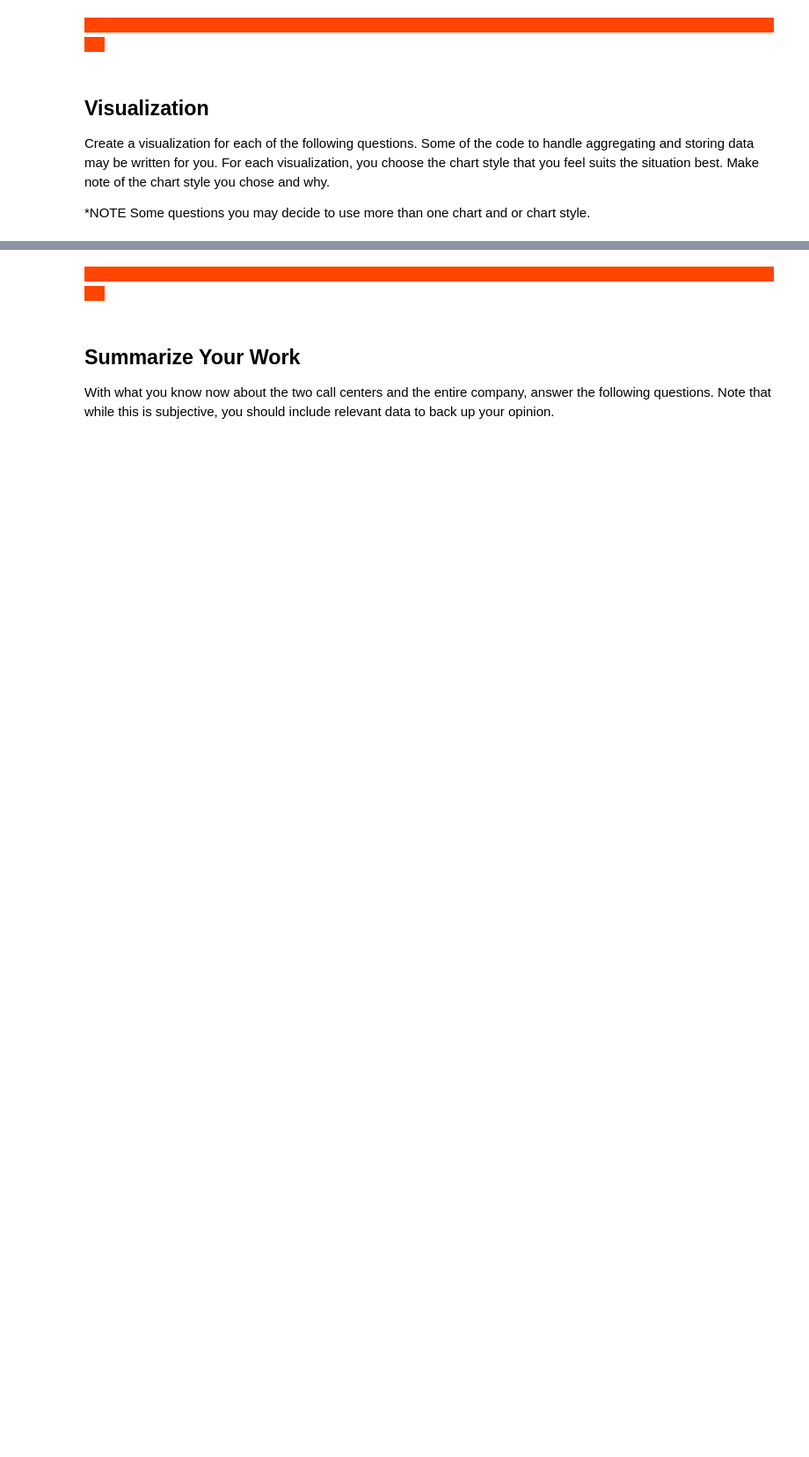
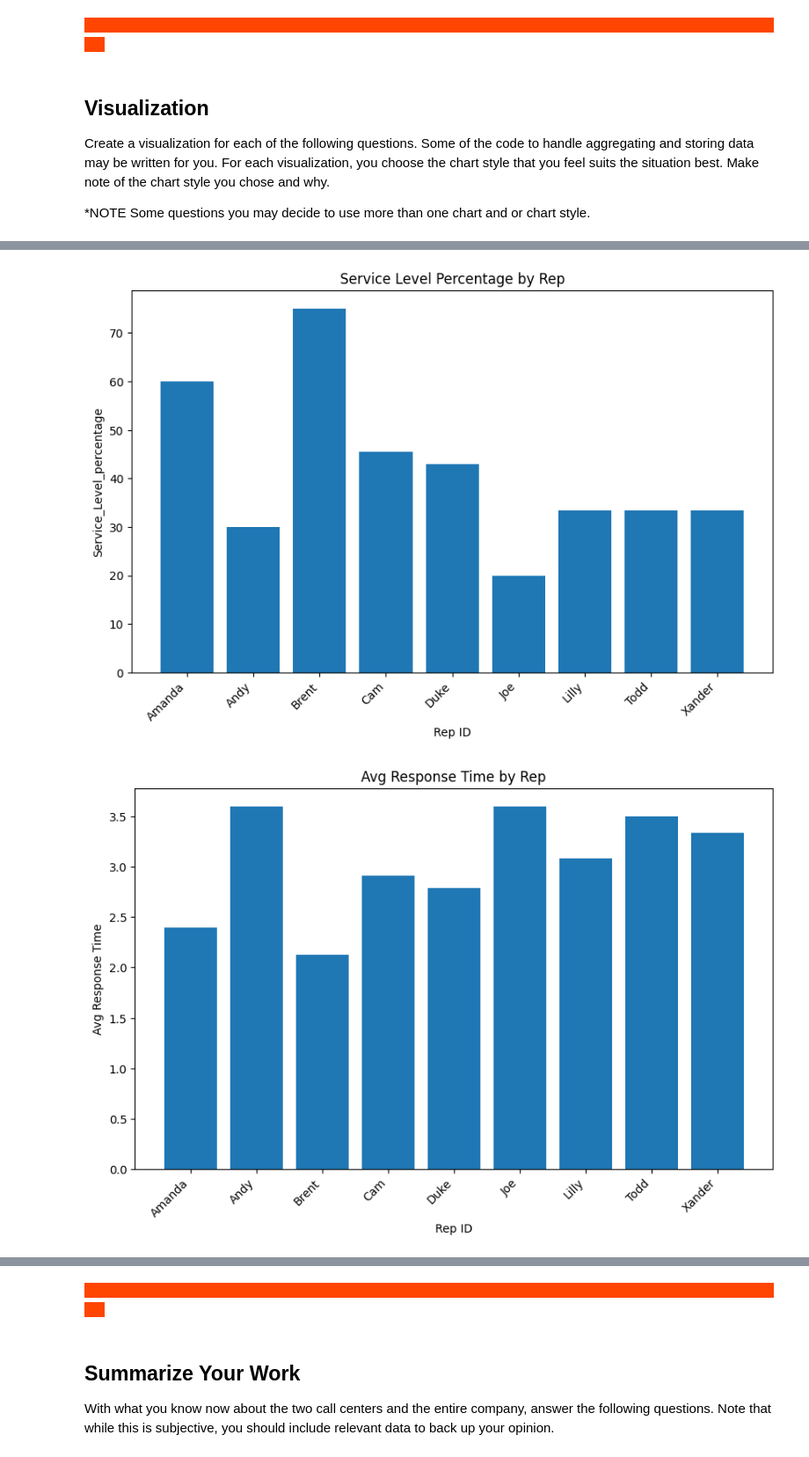
Before and after one commit to lsm08/call-center-cleanup-assignment, a Jupyter notebook: Call_Center_Cleanup.ipynb, the cells around one changed output, grey strips where cells are left out. Shown: that part at 88% size. Cells and saved outputs as stored; diff of their text form; code cells hidden in the pictures; blank space fills up the shorter version.

```diff
--- a/Call_Center_Cleanup.ipynb
+++ b/Call_Center_Cleanup.ipynb
@@ -373,28 +397,71 @@ for i in range(4):
 # %%
 # Create visualization 2 here
 # north_plt contains the data you need for the average speed of answer of each rep
 
-north_plt = north.groupby("Rep ID")["Incoming Wait Time"].mean().to_frame().reset_index()
+north_plt = north_df.groupby("Rep ID")["Incoming Wait Time"].mean().to_frame().reset_index()
+#print(north_plt)
 
 # Finding each Rep's Personal Service Level Percentage.  Basically, Calls within 2 secs / total calls
 
 # Table 1: Total Incoming calls less than 2 seconds grouped by Rep
-quick_calls = north[north["Incoming Wait Time"] <= 2.0]
+
+quick_calls = north_df[north_df["Incoming Wait Time"] <= 2.0]
 quick_reps = quick_calls[["Rep ID", "Calls"]]
-quick_stats = quick_reps.groupby(["Rep ID"]).sum()  # Final Table
+#print(quick_reps)
+quick_stats = quick_reps.groupby(["Rep ID"]).sum()
+#print(quick_stats)
+
+#quick_stats# Final Table
 
 
-# Table 2: Total Incoming Calls Only grouped by Rep
-total_calls_in = north[north["Incoming or Outgoing"] == "Incoming"]
+# # Table 2: Total Incoming Calls Only grouped by Rep
+total_calls_in = north_df[north_df["Incoming or Outgoing"] == "Incoming"]
 rep_calls = total_calls_in[["Rep ID", "Calls"]]
 total_stats = rep_calls.groupby(["Rep ID"]).sum() # Final Table
+#print(total_stats)
 
-#  Table 3: Service Level Percentage created via merge
+
+# #  Table 3: Service Level Percentage created via merge
 service_level = pd.merge(quick_stats, total_stats, on="Rep ID")
+#print(service_level)
 
-# Create Percentage Column in Table 3
-service_level["Service Level %"] = service_level["Calls_x"]/service_level["Calls_y"] * 100
+# # Create Percentage Column in Table 3
+service_level["Service Level %"]= service_level["Calls_x"]/service_level["Calls_y"] * 100
+#print(service_level)
+slevel = service_level.reset_index()
+#print(service_level)
+#print(slevel)
 
-#Your Code Here:
+# Sort the DataFrame by service level percentage in descending order
+#service_level_sorted = service_level.sort_values(by="Service Level %", ascending=False)
+#print(service_level_sorted)
+# Extract data for plotting
+#rep_ids = service_level_sorted['Rep ID']
+#print(rep_ids)
+#service_levels = service_level_sorted["Service Level %"]
+
+
+# #Your Code Here:
+
+#Chart for Service Level
+plt.figure(figsize=(10, 6))
+plt.bar(slevel['Rep ID'], slevel['Service Level %'])
+plt.xlabel('Rep ID')
+plt.ylabel('Service_Level_percentage')
+plt.title('Service Level Percentage by Rep')
+plt.xticks(rotation=45, ha='right')
+plt.show()
+
+#Chart for average response time
+plt.figure(figsize=(10, 6))
+plt.bar(north_plt['Rep ID'], north_plt['Incoming Wait Time'])
+plt.xlabel('Rep ID')
+plt.ylabel('Avg Response Time')
+plt.title('Avg Response Time by Rep')
+plt.xticks(rotation=45, ha='right')
+plt.show()
+# %% [output]
+[figure, added]
+[figure, added]
 # %% [markdown]
 #### Visualization 3: For each type of call purpose, how many calls are outgoing vs. incoming?
```
Also changed, not shown: parts of 28 cells of this notebook.
